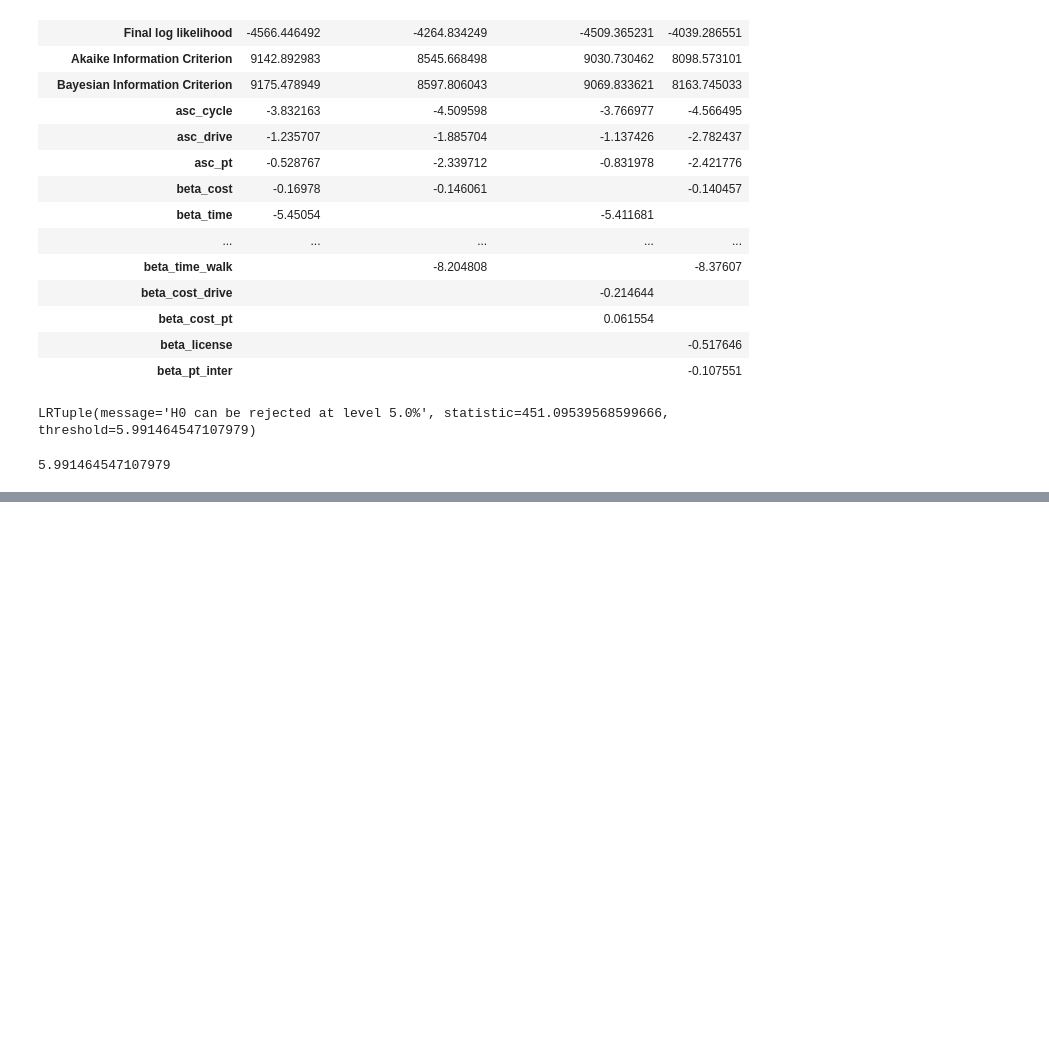
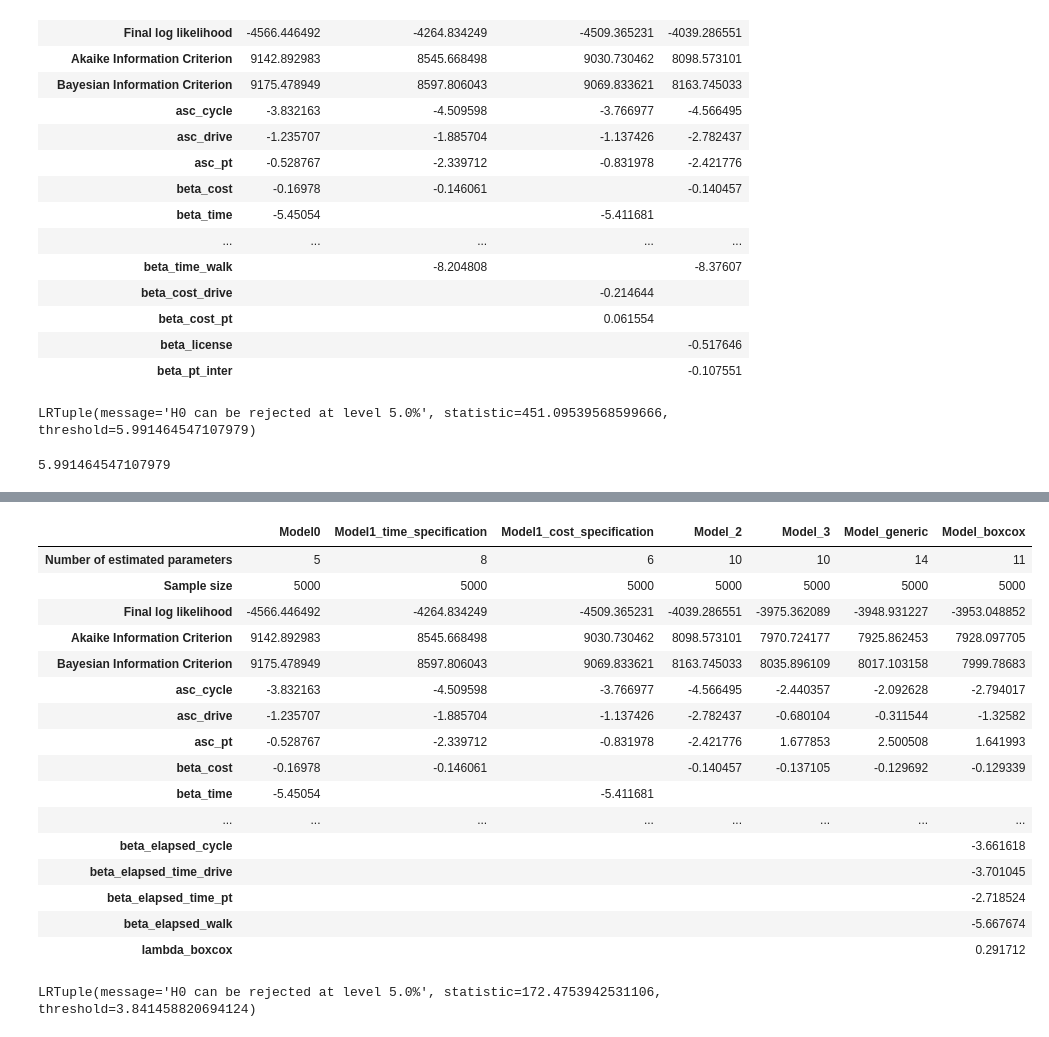
Before and after one commit to DunodMax/MMOB, a Jupyter notebook: main.ipynb, the cells around one changed output, grey strips where cells are left out. Drawn from its saved outputs; the diff is of its cells as text; code cells hidden in the pictures; blank space fills up the shorter version.

Commit message:
Update main.ipynb
Model 3 completed

```diff
--- a/main.ipynb
+++ b/main.ipynb
@@ -333,0 +394,13 @@ We will conduct a non-linear transformation of time
+# %%
+v_walk_model_generic = log_beta_time_walk * log_time_walk + beta_time_walk * time_walk
+v_cycle_model_generic = asc_cycle + log_beta_time_cycle * log_time_cycle + beta_time_cycle * time_cycle
+v_pt_model_generic = asc_pt + log_beta_time_pt * log_time_pt + beta_cost * cost_pt + beta_pt_inter*pt_interchanges + beta_time_pt * time_pt
+v_drive_model_generic = asc_drive + log_beta_time_drive * log_time_drive + beta_cost * cost_drive + asc_drive*beta_license*driving_license + beta_time_drive * time_drive
+# %%
+V_model_generic = {1: v_walk_model_generic , 2: v_cycle_model_generic, 3: v_pt_model_generic, 4: v_drive_model_generic}
+logprob_model_generic = models.loglogit(V_model_generic, av, travel_mode)
+biogeme_model_generic = bio.BIOGEME(database, logprob_model_generic)
+biogeme_model_generic.modelName = 'Model_generic'
+all_results['Model_generic'] = biogeme_model_generic.estimate()
+results_model_generic = biogeme_model_generic.estimate()
+results_model_generic.getEstimatedParameters()
@@ -333,0 +458,22 @@ We will conduct a non-linear transformation of time
+# %%
+lambda_boxcox = Beta('lambda_boxcox', 1, None, None, 0)
+boxcox_time_walk = models.boxcox(time_walk, lambda_boxcox)
+boxcox_time_cycle = models.boxcox(time_cycle, lambda_boxcox)
+boxcox_time_pt = models.boxcox(time_pt, lambda_boxcox)
+boxcox_time_drive = models.boxcox(time_drive , lambda_boxcox)
+beta_elapsed_time_walk = Beta('beta_elapsed_walk', 0, None, None, 0)
+beta_elapsed_time_cycle = Beta('beta_elapsed_cycle', 0, None, None, 0)
+beta_elapsed_time_pt = Beta('beta_elapsed_time_pt', 0, None, None, 0)
+beta_elapsed_time_drive = Beta('beta_elapsed_time_drive', 0, None, None, 0)
+v_walk_model_boxcox = beta_elapsed_time_walk * boxcox_time_walk
+v_cycle_model_boxcox  = asc_cycle + beta_elapsed_time_cycle * boxcox_time_cycle
+v_pt_model_boxcox  = asc_pt + beta_elapsed_time_pt * boxcox_time_pt   + beta_cost * cost_pt + beta_pt_inter*pt_interchanges
+v_drive_model_boxcox  = asc_drive + beta_elapsed_time_drive * boxcox_time_drive + beta_cost * cost_drive + asc_drive*beta_license*driving_license
+# %%
+V_model_boxcox = {1: v_walk_model_boxcox , 2: v_cycle_model_boxcox, 3: v_pt_model_boxcox, 4: v_drive_model_boxcox}
+logprob_model_boxcox = models.loglogit(V_model_boxcox, av, travel_mode)
+biogeme_model_boxcox = bio.BIOGEME(database, logprob_model_boxcox)
+biogeme_model_boxcox.modelName = 'Model_boxcox'
+all_results['Model_boxcox'] = biogeme_model_boxcox.estimate()
+results_model_boxcox = biogeme_model_boxcox.estimate()
+results_model_boxcox.getEstimatedParameters()
@@ -333,0 +494,26 @@ We will conduct a non-linear transformation of time
+# %%
+res.compileEstimationResults(all_results)
+# %% [output]
+|  | Model0 | Model1_time_specification | Model1_cost_specification | Model_2 | Model_3 | Model_generic | Model_boxcox |
+| Number of estimated parameters | 5 | 8 | 6 | 10 | 10 | 14 | 11 |
+| Sample size | 5000 | 5000 | 5000 | 5000 | 5000 | 5000 | 5000 |
+| Final log likelihood | -4566.446492 | -4264.834249 | -4509.365231 | -4039.286551 | -3975.362089 | -3948.931227 | -3953.048852 |
+| Akaike Information Criterion | 9142.892983 | 8545.668498 | 9030.730462 | 8098.573101 | 7970.724177 | 7925.862453 | 7928.097705 |
+| Bayesian Information Criterion | 9175.478949 | 8597.806043 | 9069.833621 | 8163.745033 | 8035.896109 | 8017.103158 | 7999.78683 |
+| asc_cycle | -3.832163 | -4.509598 | -3.766977 | -4.566495 | -2.440357 | -2.092628 | -2.794017 |
+| asc_drive | -1.235707 | -1.885704 | -1.137426 | -2.782437 | -0.680104 | -0.311544 | -1.32582 |
+| asc_pt | -0.528767 | -2.339712 | -0.831978 | -2.421776 | 1.677853 | 2.500508 | 1.641993 |
+| beta_cost | -0.16978 | -0.146061 |  | -0.140457 | -0.137105 | -0.129692 | -0.129339 |
+| beta_time | -5.45054 |  | -5.411681 |  |  |  |  |
+| ... | ... | ... | ... | ... | ... | ... | ... |
+| beta_elapsed_cycle |  |  |  |  |  |  | -3.661618 |
+| beta_elapsed_time_drive |  |  |  |  |  |  | -3.701045 |
+| beta_elapsed_time_pt |  |  |  |  |  |  | -2.718524 |
+| beta_elapsed_walk |  |  |  |  |  |  | -5.667674 |
+| lambda_boxcox |  |  |  |  |  |  | 0.291712 |
+# %%
+model_base=biogeme_model2
+results_base=model_base.estimate()
+results_model_boxcox.likelihood_ratio_test(results_base, 0.05)
+# %% [output]
+LRTuple(message='H0 can be rejected at level 5.0%', statistic=172.4753942531106, threshold=3.841458820694124)
```
Also changed, not shown: parts of 20 cells of this notebook.
